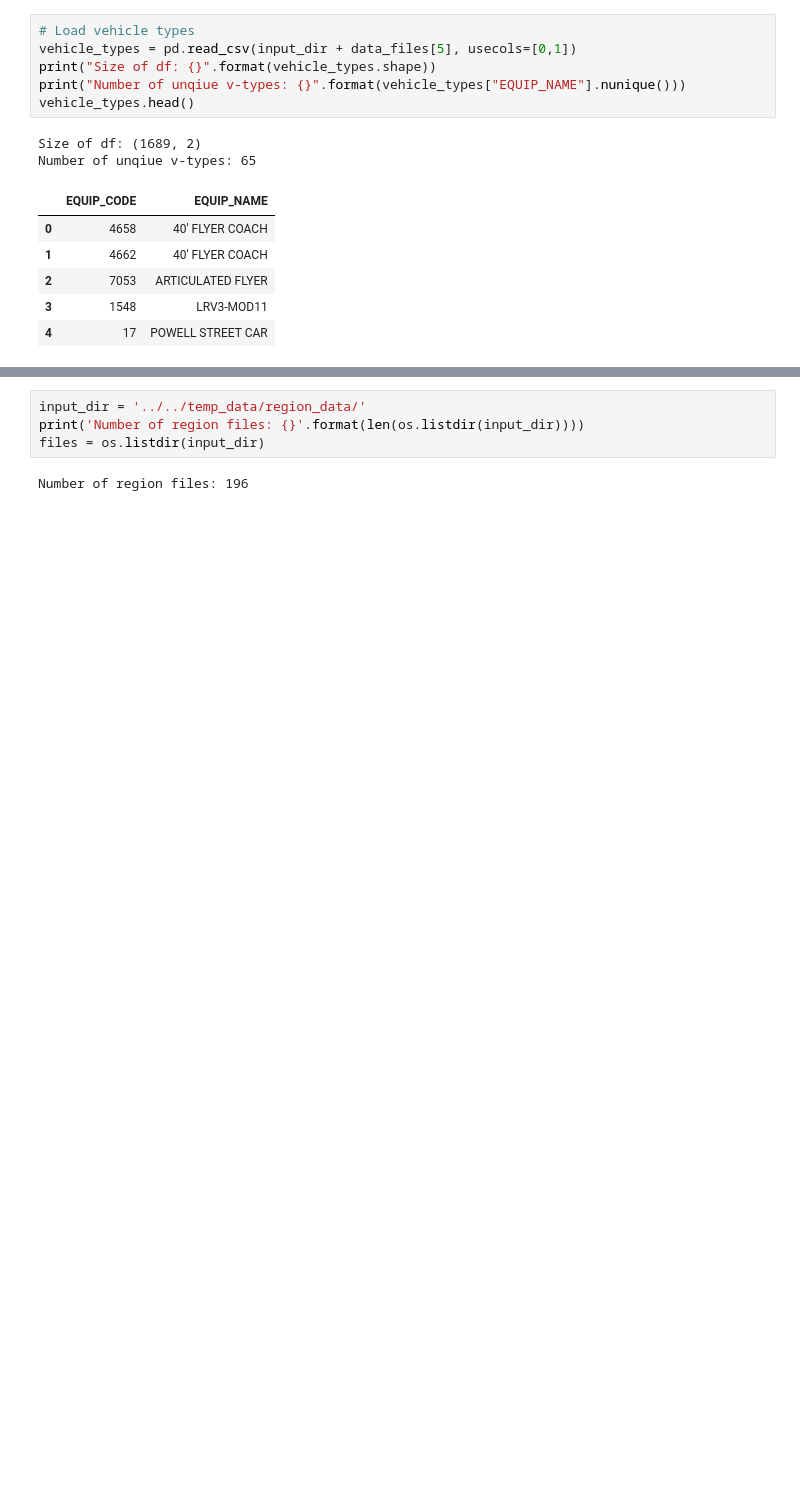
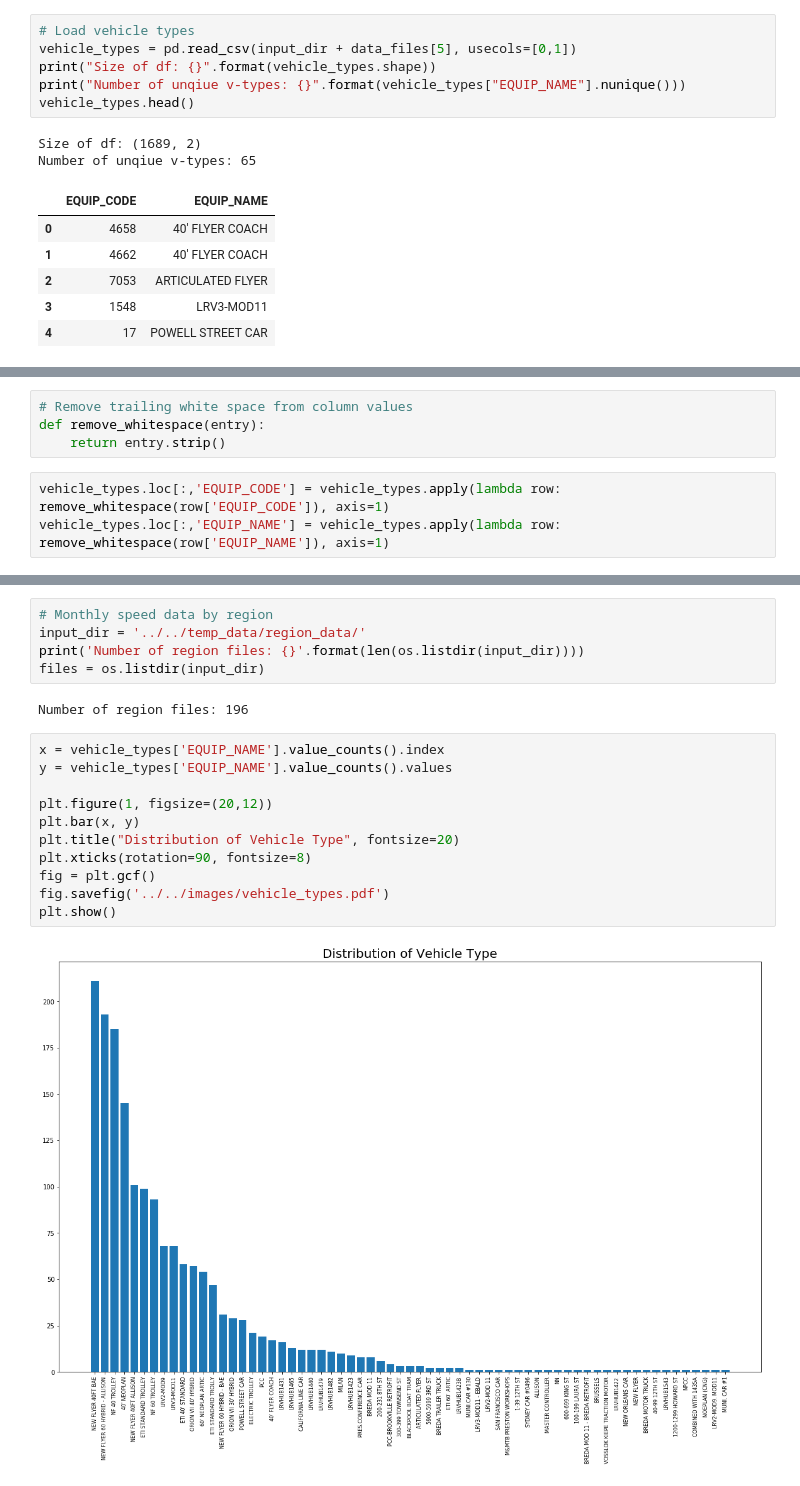
Before and after one commit to sakoki/Rushhour, a Jupyter notebook: code/playground/exploratory_analysis.ipynb, the cells around one changed output, grey strips where cells are left out. Drawn from its saved outputs; the diff is of its cells as text; blank space fills up the shorter version.

```diff
--- a/code/playground/exploratory_analysis.ipynb
+++ b/code/playground/exploratory_analysis.ipynb
@@ -59,0 +72,7 @@ Number of unqiue v-types: 65
+# %%
+# Remove trailing white space from column values
+def remove_whitespace(entry):
+    return entry.strip()
+# %%
+vehicle_types.loc[:,'EQUIP_CODE'] = vehicle_types.apply(lambda row: remove_whitespace(row['EQUIP_CODE']), axis=1)
+vehicle_types.loc[:,'EQUIP_NAME'] = vehicle_types.apply(lambda row: remove_whitespace(row['EQUIP_NAME']), axis=1)
@@ -60,6 +92,20 @@ Number of unqiue v-types: 65
 # %%
+# Monthly speed data by region
 input_dir = '../../temp_data/region_data/'
 print('Number of region files: {}'.format(len(os.listdir(input_dir))))
 files = os.listdir(input_dir)
 # %% [output]
 Number of region files: 196
+# %%
+x = vehicle_types['EQUIP_NAME'].value_counts().index
+y = vehicle_types['EQUIP_NAME'].value_counts().values
+
+plt.figure(1, figsize=(20,12))
+plt.bar(x, y)
+plt.title("Distribution of Vehicle Type", fontsize=20)
+plt.xticks(rotation=90, fontsize=8)
+fig = plt.gcf()
+fig.savefig('../../images/vehicle_types.pdf')
+plt.show()
+# %% [output]
+[figure, added]
```
Also changed, not shown: parts of 33 cells of this notebook.
